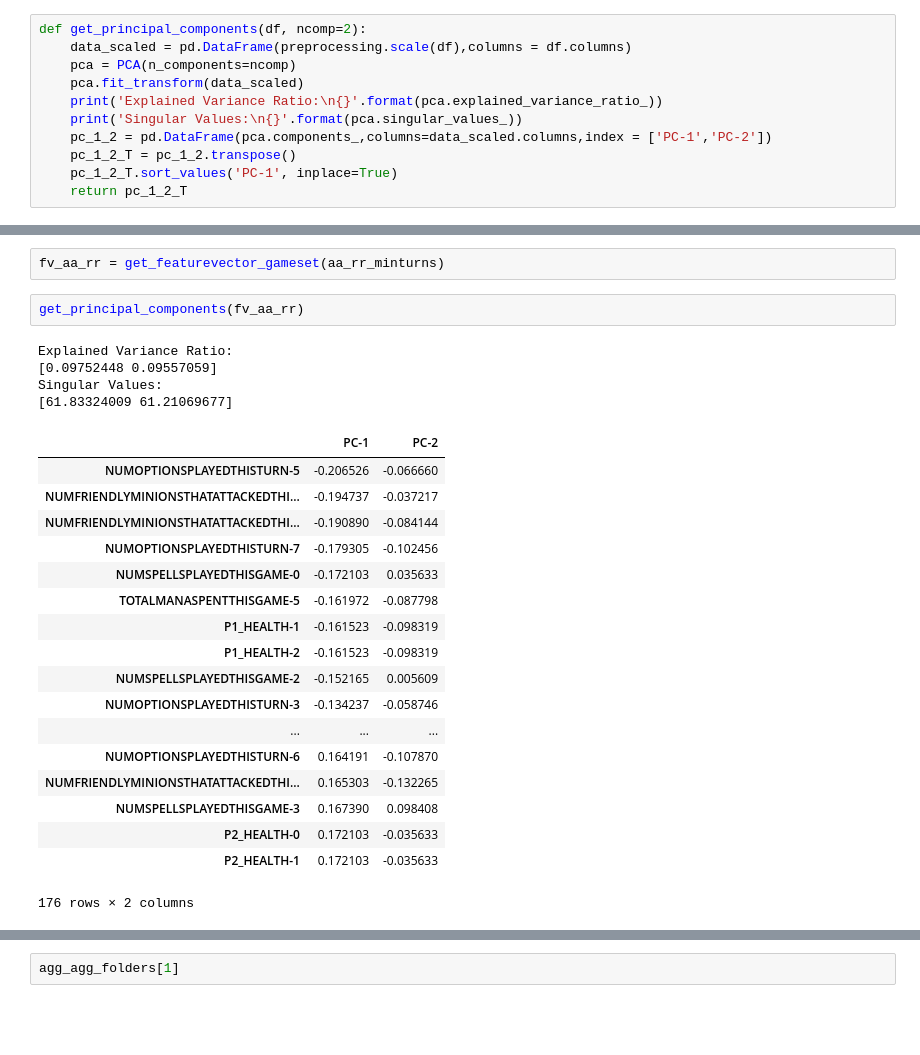
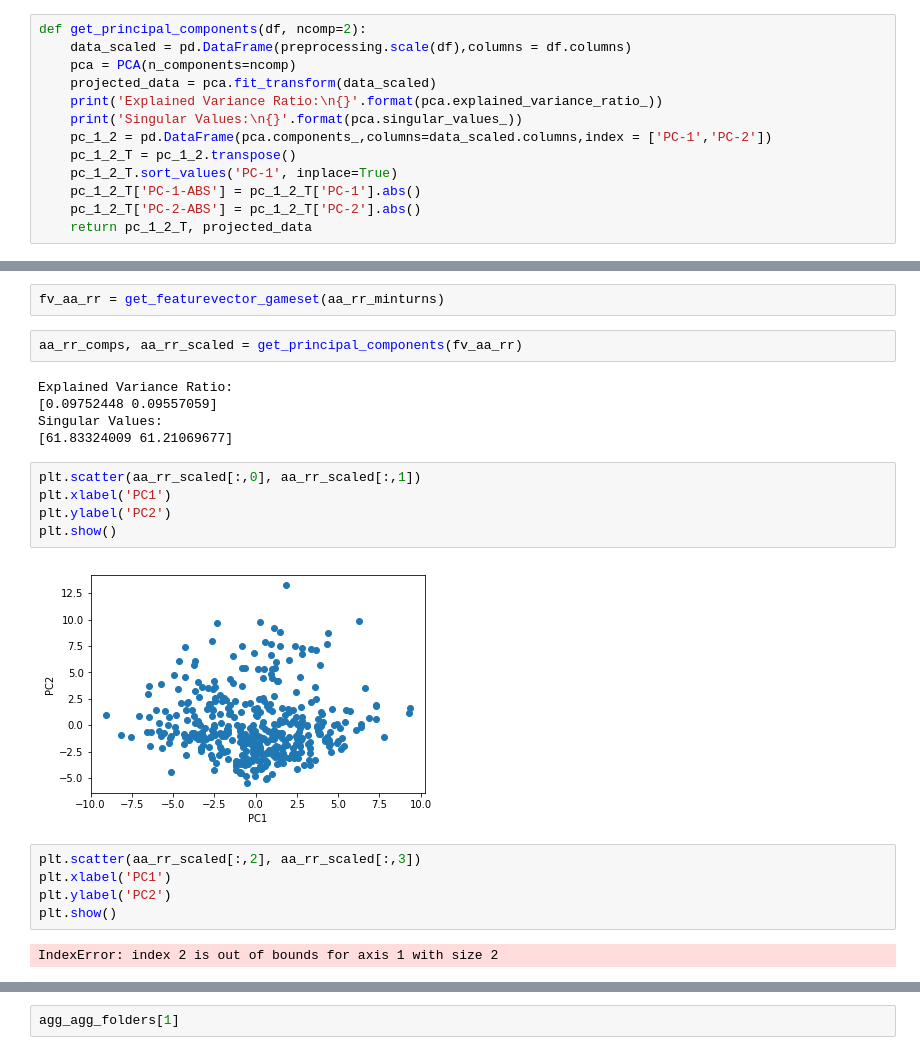
Before and after one commit to cww5/Sabber_Work_2019F, a Jupyter notebook: thesis-extensions/Spring_Data_Analysis.ipynb, the cells around one changed output, grey strips where cells are left out. Drawn from its saved outputs; the diff is of its cells as text; blank space fills up the shorter version.

```diff
--- a/thesis-extensions/Spring_Data_Analysis.ipynb
+++ b/thesis-extensions/Spring_Data_Analysis.ipynb
@@ -238,13 +238,15 @@ def get_featurevector_gameset(df, suppress=True):
 def get_principal_components(df, ncomp=2):
     data_scaled = pd.DataFrame(preprocessing.scale(df),columns = df.columns)
     pca = PCA(n_components=ncomp)
-    pca.fit_transform(data_scaled)
+    projected_data = pca.fit_transform(data_scaled)
     print('Explained Variance Ratio:\n{}'.format(pca.explained_variance_ratio_))
     print('Singular Values:\n{}'.format(pca.singular_values_))
     pc_1_2 = pd.DataFrame(pca.components_,columns=data_scaled.columns,index = ['PC-1','PC-2'])
     pc_1_2_T = pc_1_2.transpose()
     pc_1_2_T.sort_values('PC-1', inplace=True)
-    return pc_1_2_T
+    pc_1_2_T['PC-1-ABS'] = pc_1_2_T['PC-1'].abs()
+    pc_1_2_T['PC-2-ABS'] = pc_1_2_T['PC-2'].abs()
+    return pc_1_2_T, projected_data
 # %% [markdown]
 ### Collecting the data for Aggro-Aggro matchups
 # %%
@@ -422,28 +424,24 @@ aa_rr_minturns.loc[(aa_rr_minturns['TURN_NO']>8)]
 |  | TURN_NO | P1_HEALTH | P2_HEALTH | CURRENT_PLAYER | AMOUNTHEALEDTHISTURN | NUMATTACKSTHISTURN | ... |
 # %%
 fv_aa_rr = get_featurevector_gameset(aa_rr_minturns)
-# %%
-get_principal_components(fv_aa_rr)
-# %% [output]
-Explained Variance Ratio:
-[0.09752448 0.09557059]
-Singular Values:
-[61.83324009 61.21069677]
-|  | PC-1 | PC-2 |
-| NUMOPTIONSPLAYEDTHISTURN-5 | -0.206526 | -0.066660 |
-| NUMFRIENDLYMINIONSTHATATTACKEDTHI... | -0.194737 | -0.037217 |
-| NUMFRIENDLYMINIONSTHATATTACKEDTHI... | -0.190890 | -0.084144 |
-| NUMOPTIONSPLAYEDTHISTURN-7 | -0.179305 | -0.102456 |
-| NUMSPELLSPLAYEDTHISGAME-0 | -0.172103 | 0.035633 |
-| TOTALMANASPENTTHISGAME-5 | -0.161972 | -0.087798 |
-| P1_HEALTH-1 | -0.161523 | -0.098319 |
-| P1_HEALTH-2 | -0.161523 | -0.098319 |
-| NUMSPELLSPLAYEDTHISGAME-2 | -0.152165 | 0.005609 |
-| NUMOPTIONSPLAYEDTHISTURN-3 | -0.134237 | -0.058746 |
-| ... | ... | ... |
-| NUMOPTIONSPLAYEDTHISTURN-6 | 0.164191 | -0.107870 |
-| NUMFRIENDLYMINIONSTHATATTACKEDTHI... | 0.165303 | -0.132265 |
-| NUMSPELLSPLAYEDTHISGAME-3 | 0.167390 | 0.098408 |
-| P2_HEALTH-0 | 0.172103 | -0.035633 |
-| P2_HEALTH-1 | 0.172103 | -0.035633 |
-176 rows × 2 columns
+# %%
+aa_rr_comps, aa_rr_scaled = get_principal_components(fv_aa_rr)
+# %% [output]
+Explained Variance Ratio:
+[0.09752448 0.09557059]
+Singular Values:
+[61.83324009 61.21069677]
+# %%
+plt.scatter(aa_rr_scaled[:,0], aa_rr_scaled[:,1])
+plt.xlabel('PC1')
+plt.ylabel('PC2')
+plt.show()
+# %% [output]
+[figure, added]
+# %%
+plt.scatter(aa_rr_scaled[:,2], aa_rr_scaled[:,3])
+plt.xlabel('PC1')
+plt.ylabel('PC2')
+plt.show()
+# %% [output]
+IndexError: index 2 is out of bounds for axis 1 with size 2
```
Also changed, not shown: parts of 11 cells of this notebook.
